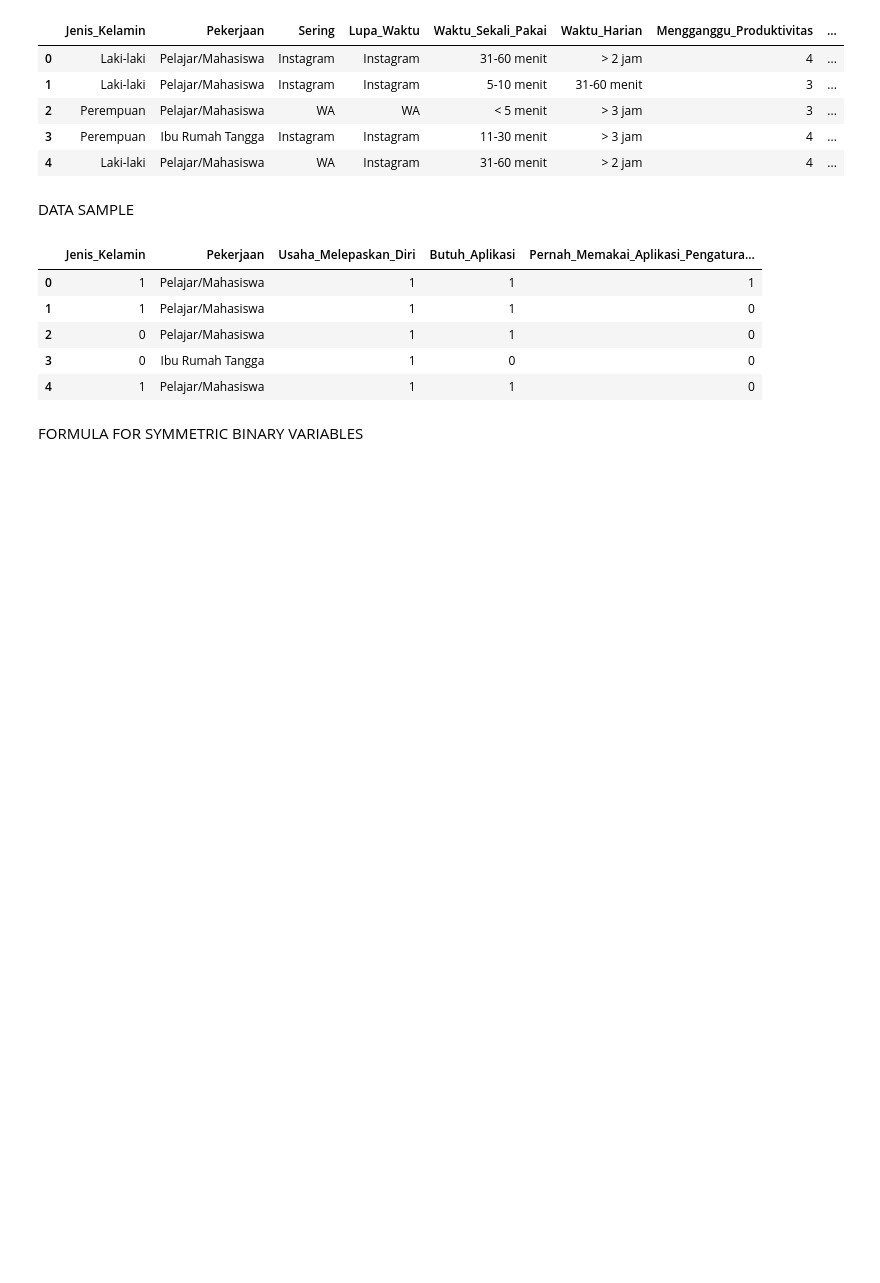
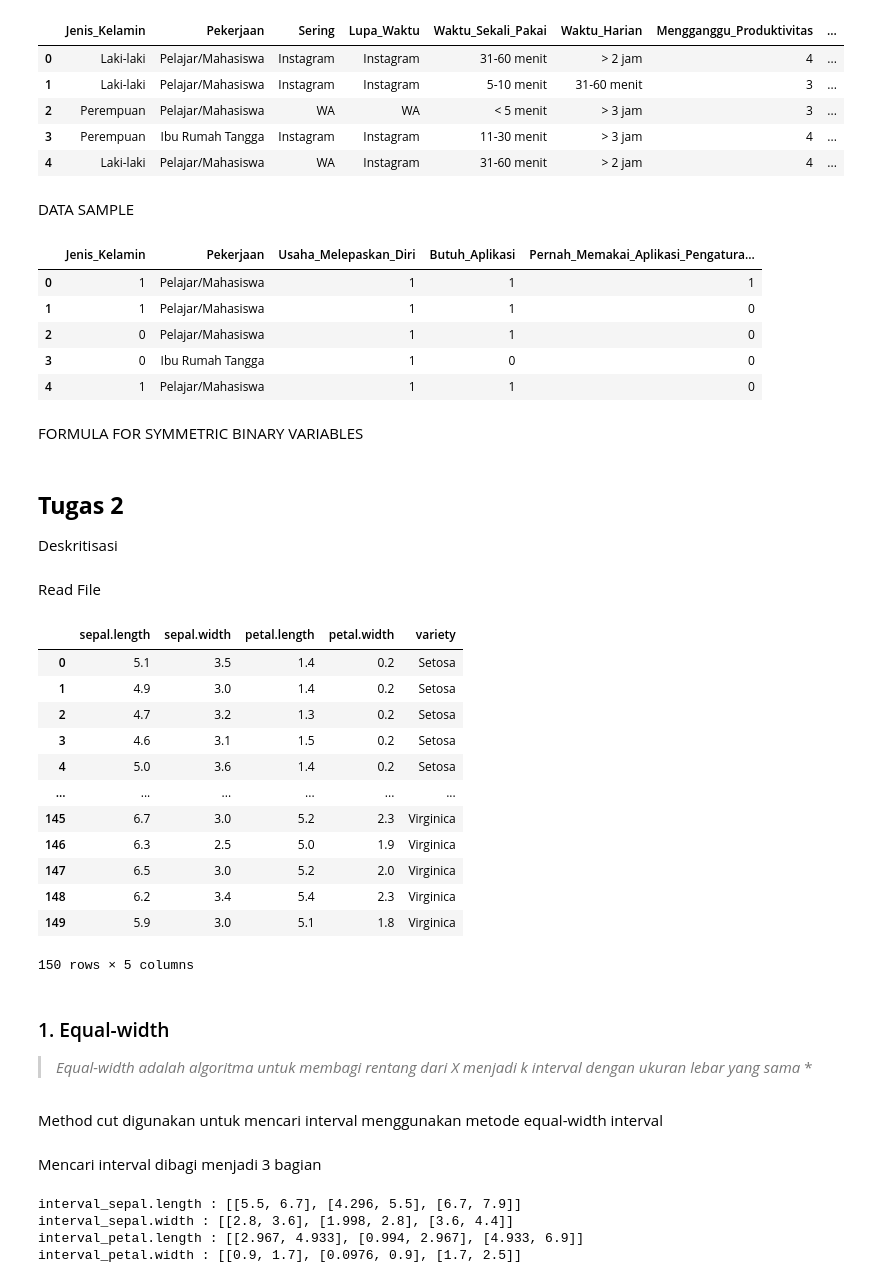
Before and after one commit to RagilSalsabil/datamining, a Jupyter notebook: _sources/notebooks.ipynb, the cells around one changed output. Saved outputs shown, nothing was run; the diff lists cells and outputs as text; code cells hidden in the pictures; blank space fills up the shorter version.

```diff
--- a/_sources/notebooks.ipynb
+++ b/_sources/notebooks.ipynb
@@ -63,3 +65,31 @@ def d(i,j):
 print(d(0,1))
 print(d(0,2))
 print(d(0,3))
+# %% [markdown]
+## **Tugas 2**
+Deskritisasi
+# %% [markdown]
+Read File
+# %%
+pd.options.mode.chained_assignment=None
+data_iris = "https://gist.githubusercontent.com/netj/8836201/raw/6f9306ad21398ea43cba4f7d537619d0e07d5ae3/iris.csv"
+df1 = pd.read_csv(data_iris)
+df1
+# %% [output]
+|  | sepal.length | sepal.width | petal.length | petal.width | variety |
+| 0 | 5.1 | 3.5 | 1.4 | 0.2 | Setosa |
+| 1 | 4.9 | 3.0 | 1.4 | 0.2 | Setosa |
+| 2 | 4.7 | 3.2 | 1.3 | 0.2 | Setosa |
+| 3 | 4.6 | 3.1 | 1.5 | 0.2 | Setosa |
+| 4 | 5.0 | 3.6 | 1.4 | 0.2 | Setosa |
+| ... | ... | ... | ... | ... | ... |
+| 145 | 6.7 | 3.0 | 5.2 | 2.3 | Virginica |
+| 146 | 6.3 | 2.5 | 5.0 | 1.9 | Virginica |
+| 147 | 6.5 | 3.0 | 5.2 | 2.0 | Virginica |
+| 148 | 6.2 | 3.4 | 5.4 | 2.3 | Virginica |
+| 149 | 5.9 | 3.0 | 5.1 | 1.8 | Virginica |
+150 rows × 5 columns
+# %% [markdown]
+### 1. Equal-width
+
+> *Equal-width adalah algoritma untuk membagi rentang dari X menjadi k interval dengan ukuran lebar yang sama* *
@@ -65,0 +101,2 @@ print(d(0,3))
+# %% [markdown]
+Method cut digunakan untuk mencari interval menggunakan metode equal-width interval
@@ -65,0 +130,17 @@ print(d(0,3))
+# %% [markdown]
+Mencari interval dibagi menjadi 3 bagian
+# %%
+interval_sepal_length =  cut("sepal.length",3) #data frame
+interval_sepal_width =  cut("sepal.width",3)
+interval_petal_length =  cut("petal.length",3)
+interval_petal_width =  cut("petal.width",3)
+
+print("interval_sepal.length :",interval_sepal_length)
+print("interval_sepal.width :",interval_sepal_width)
+print("interval_petal.length :",interval_petal_length)
+print("interval_petal.width :",interval_petal_width)
+# %% [output]
+interval_sepal.length : [[5.5, 6.7], [4.296, 5.5], [6.7, 7.9]]
+interval_sepal.width : [[2.8, 3.6], [1.998, 2.8], [3.6, 4.4]]
+interval_petal.length : [[2.967, 4.933], [0.994, 2.967], [4.933, 6.9]]
+interval_petal.width : [[0.9, 1.7], [0.0976, 0.9], [1.7, 2.5]]
```
Also changed, not shown: parts of 38 cells of this notebook, 6 other files.
